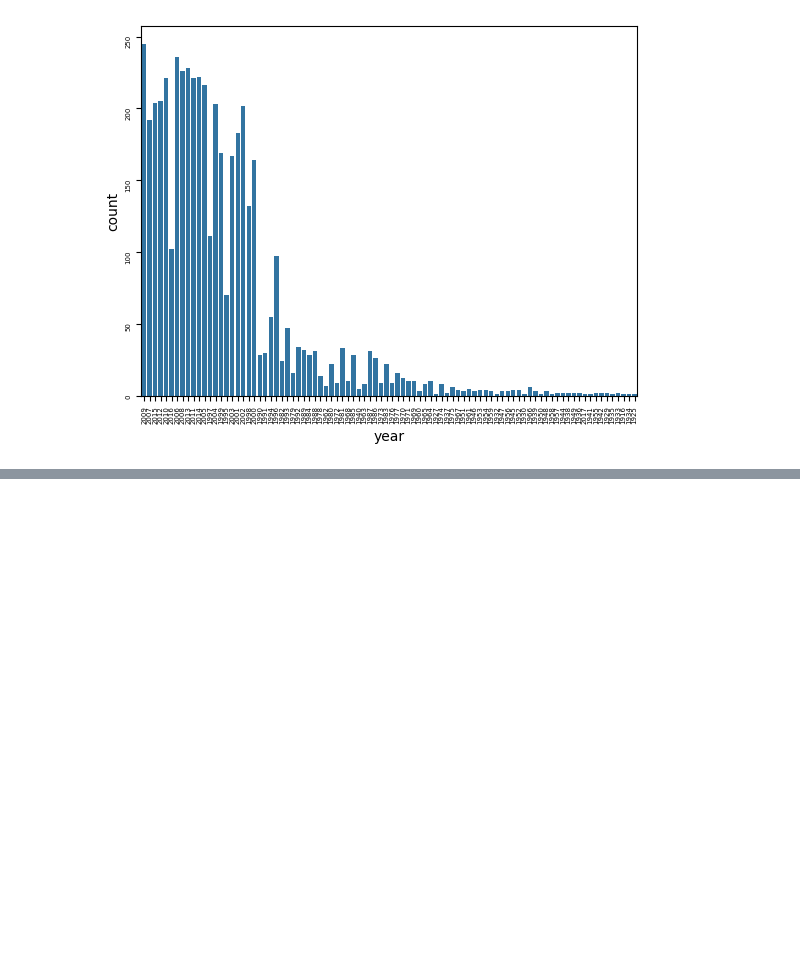
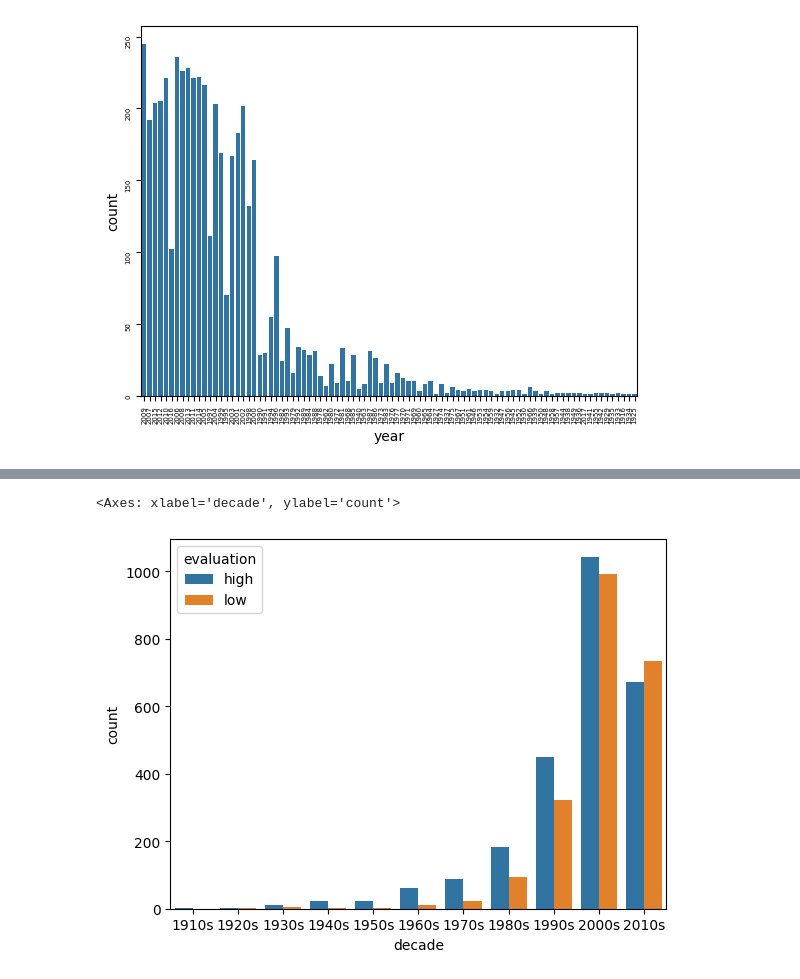
Before and after one commit to AkinoriKt/DS, a Jupyter notebook: work/notebooks/lecture/seaborn/categorical.ipynb, the cells around one changed output, grey strips where cells are left out. Saved outputs shown, nothing was run; the diff lists cells and outputs as text; code cells hidden in the pictures; blank space fills up the shorter version.

```diff
--- a/work/notebooks/lecture/seaborn/categorical.ipynb
+++ b/work/notebooks/lecture/seaborn/categorical.ipynb
@@ -4,5 +4,3 @@ import pandas as pd
 import seaborn as sns
 import matplotlib.pyplot as plt
 %matplotlib inline
-
-df = pd.read_csv('../../../data/raw/lecture/tmdb_5000_movies.csv')
@@ -72,5 +66,6 @@ ax.tick_params(rotation=90, labelsize=6)
 # %% [output]
 [figure]
 # %%
-df['year']
+df['decade'] = df['year'].apply(lambda x: x[:-1] + '0s')
+df.head(3)
 # %% [output]
@@ -88,0 +77,5 @@ Name: year, Length: 4740, dtype: str
+# %%
+sns.countplot(x='decade', data=df.sort_values('decade'), hue='evaluation')
+# %% [output]
+<Axes: xlabel='decade', ylabel='count'>
+[figure, added]
```
Also changed, not shown: parts of 6 cells of this notebook, 3 other files.
